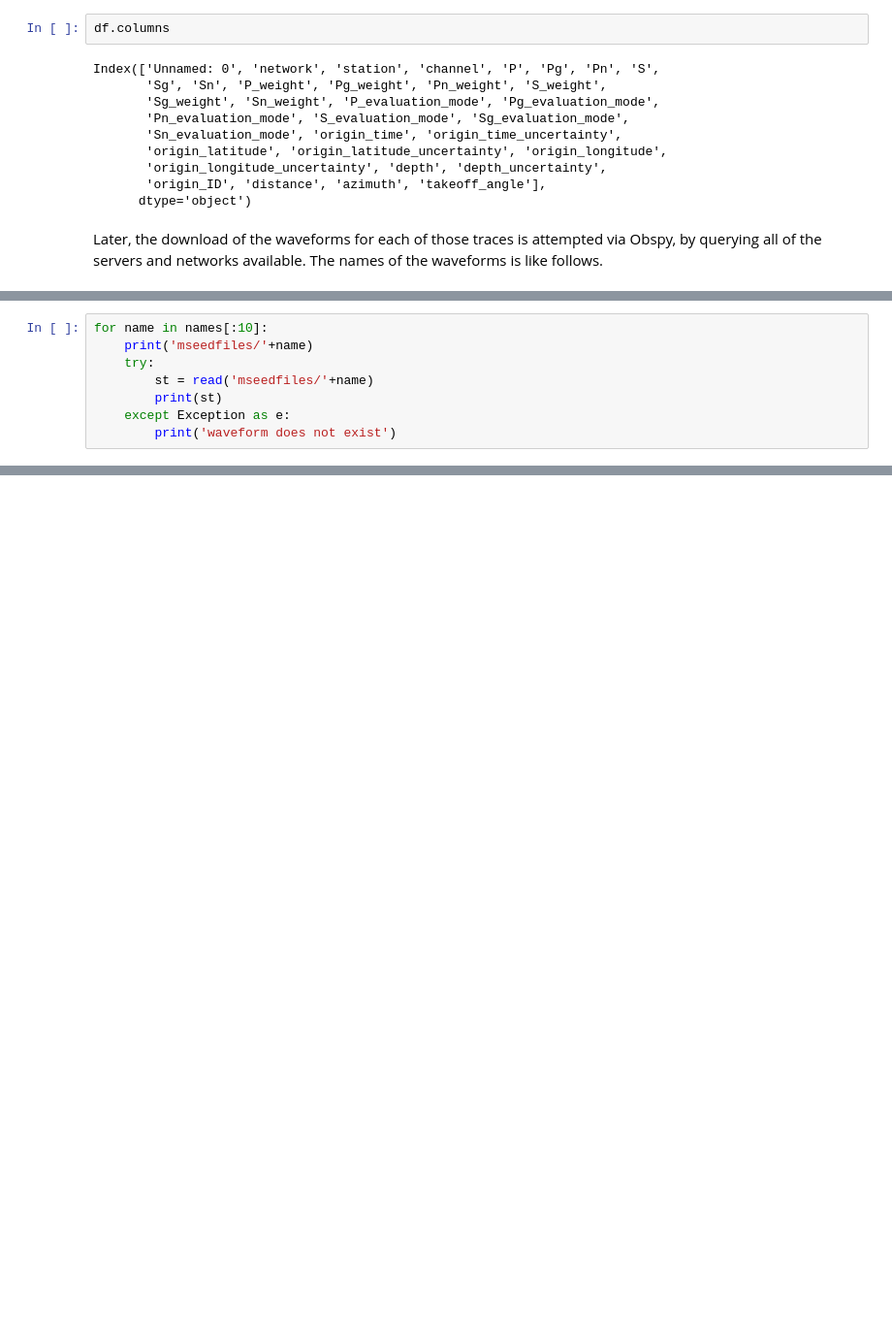
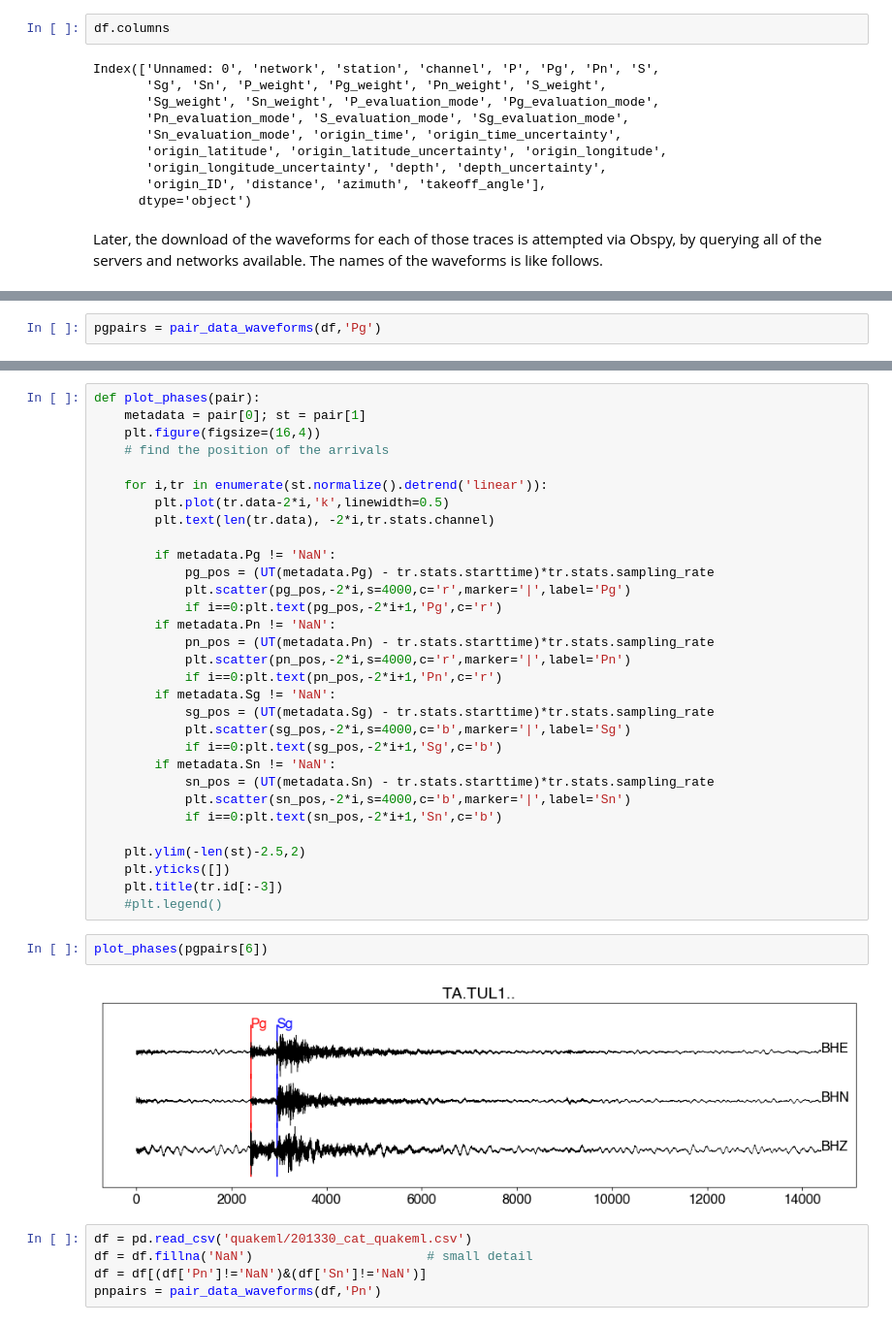
Before and after one commit to albertleonardo/Pn, a Jupyter notebook: Example data.ipynb, the cells around one changed output, grey strips where cells are left out. Shown at 97% size. Cells and saved outputs as stored; diff of their text form; blank space fills up the shorter version.

```diff
--- a/Example data.ipynb
+++ b/Example data.ipynb
@@ -48,8 +55,0 @@ names=df['network']+'.'+df['station']+'.'+df['Pn']+'.Pn.mseed'
-# %%
-for name in names[:10]:
-    print('mseedfiles/'+name)
-    try:
-        st = read('mseedfiles/'+name)
-        print(st)
-    except Exception as e:
-        print('waveform does not exist')
@@ -91,0 +70,2 @@ sorted(wavenames[:10])
+# %%
+pgpairs = pair_data_waveforms(df,'Pg')
@@ -91,0 +92,40 @@ sorted(wavenames[:10])
+# %%
+def plot_phases(pair):
+    metadata = pair[0]; st = pair[1]
+    plt.figure(figsize=(16,4))
+    # find the position of the arrivals
+
+    for i,tr in enumerate(st.normalize().detrend('linear')):
+        plt.plot(tr.data-2*i,'k',linewidth=0.5)
+        plt.text(len(tr.data), -2*i,tr.stats.channel)
+
+        if metadata.Pg != 'NaN':
+            pg_pos = (UT(metadata.Pg) - tr.stats.starttime)*tr.stats.sampling_rate
+            plt.scatter(pg_pos,-2*i,s=4000,c='r',marker='|',label='Pg')
+            if i==0:plt.text(pg_pos,-2*i+1,'Pg',c='r')
+        if metadata.Pn != 'NaN':
+            pn_pos = (UT(metadata.Pn) - tr.stats.starttime)*tr.stats.sampling_rate
+            plt.scatter(pn_pos,-2*i,s=4000,c='r',marker='|',label='Pn')
+            if i==0:plt.text(pn_pos,-2*i+1,'Pn',c='r')
+        if metadata.Sg != 'NaN':
+            sg_pos = (UT(metadata.Sg) - tr.stats.starttime)*tr.stats.sampling_rate
+            plt.scatter(sg_pos,-2*i,s=4000,c='b',marker='|',label='Sg')
+            if i==0:plt.text(sg_pos,-2*i+1,'Sg',c='b')
+        if metadata.Sn != 'NaN':
+            sn_pos = (UT(metadata.Sn) - tr.stats.starttime)*tr.stats.sampling_rate
+            plt.scatter(sn_pos,-2*i,s=4000,c='b',marker='|',label='Sn')
+            if i==0:plt.text(sn_pos,-2*i+1,'Sn',c='b')
+
+    plt.ylim(-len(st)-2.5,2)
+    plt.yticks([])
+    plt.title(tr.id[:-3])
+    #plt.legend()
+# %%
+plot_phases(pgpairs[6])
+# %% [output]
+[figure, added]
+# %%
+df = pd.read_csv('quakeml/201330_cat_quakeml.csv')
+df = df.fillna('NaN')                       # small detail
+df = df[(df['Pn']!='NaN')&(df['Sn']!='NaN')]
+pnpairs = pair_data_waveforms(df,'Pn')
```
Also changed, not shown: parts of 9 cells of this notebook.
